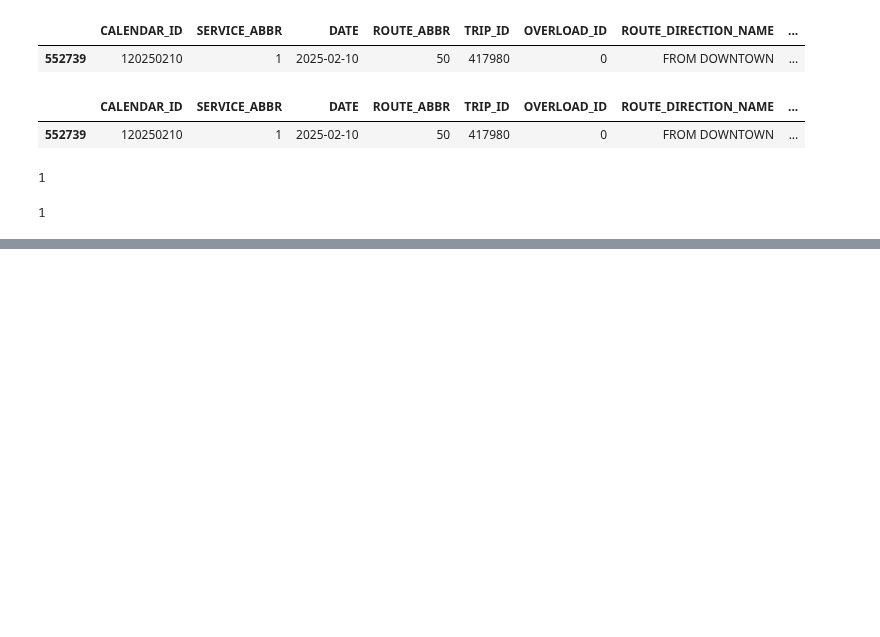
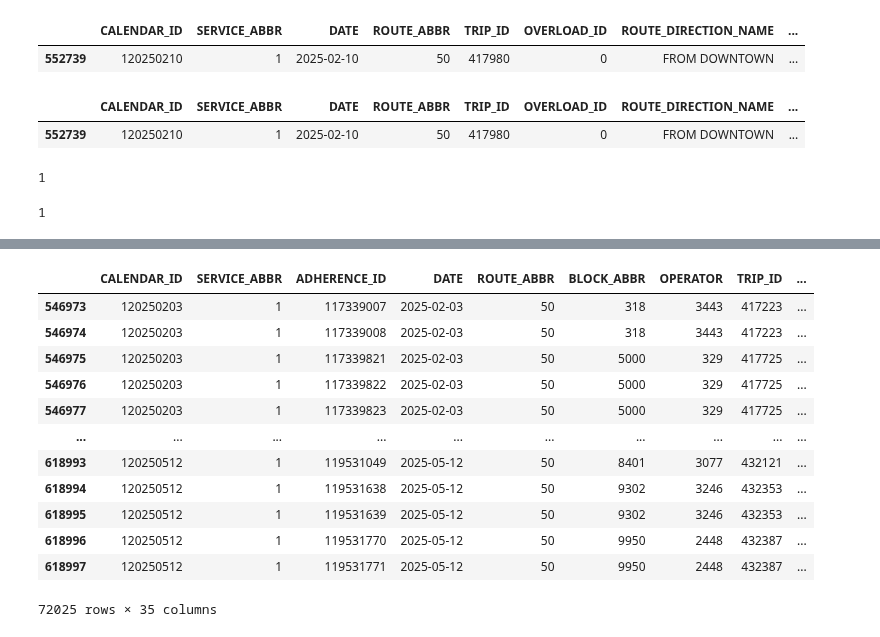
Before and after one commit to NSS-Data-Analytics-Cohort-14/wego-partnerproject-da14-v2-kshaffer93, a Jupyter notebook: notebooks/WeGo Data Introduction.ipynb, the cells around one changed output, grey strips where cells are left out. Drawn from its saved outputs; the diff is of its cells as text; code cells hidden in the pictures; blank space fills up the shorter version.

```diff
--- a/notebooks/WeGo Data Introduction.ipynb
+++ b/notebooks/WeGo Data Introduction.ipynb
@@ -404,0 +548,18 @@ true_tsp_view['ADHERENCE'].isna().sum()
+# %%
+TSP_dates = wego[wego['TSP_STATUS'] != 'N/A']
+# %%
+TSP_dates
+# %% [output]
+|  | CALENDAR_ID | SERVICE_ABBR | ADHERENCE_ID | DATE | ROUTE_ABBR | BLOCK_ABBR | OPERATOR | TRIP_ID | ... |
+| 546973 | 120250203 | 1 | 117339007 | 2025-02-03 | 50 | 318 | 3443 | 417223 | ... |
+| 546974 | 120250203 | 1 | 117339008 | 2025-02-03 | 50 | 318 | 3443 | 417223 | ... |
+| 546975 | 120250203 | 1 | 117339821 | 2025-02-03 | 50 | 5000 | 329 | 417725 | ... |
+| 546976 | 120250203 | 1 | 117339822 | 2025-02-03 | 50 | 5000 | 329 | 417725 | ... |
+| 546977 | 120250203 | 1 | 117339823 | 2025-02-03 | 50 | 5000 | 329 | 417725 | ... |
+| ... | ... | ... | ... | ... | ... | ... | ... | ... | ... |
+| 618993 | 120250512 | 1 | 119531049 | 2025-05-12 | 50 | 8401 | 3077 | 432121 | ... |
+| 618994 | 120250512 | 1 | 119531638 | 2025-05-12 | 50 | 9302 | 3246 | 432353 | ... |
+| 618995 | 120250512 | 1 | 119531639 | 2025-05-12 | 50 | 9302 | 3246 | 432353 | ... |
+| 618996 | 120250512 | 1 | 119531770 | 2025-05-12 | 50 | 9950 | 2448 | 432387 | ... |
+| 618997 | 120250512 | 1 | 119531771 | 2025-05-12 | 50 | 9950 | 2448 | 432387 | ... |
+72025 rows × 35 columns
```
Also changed, not shown: parts of 30 cells of this notebook.
